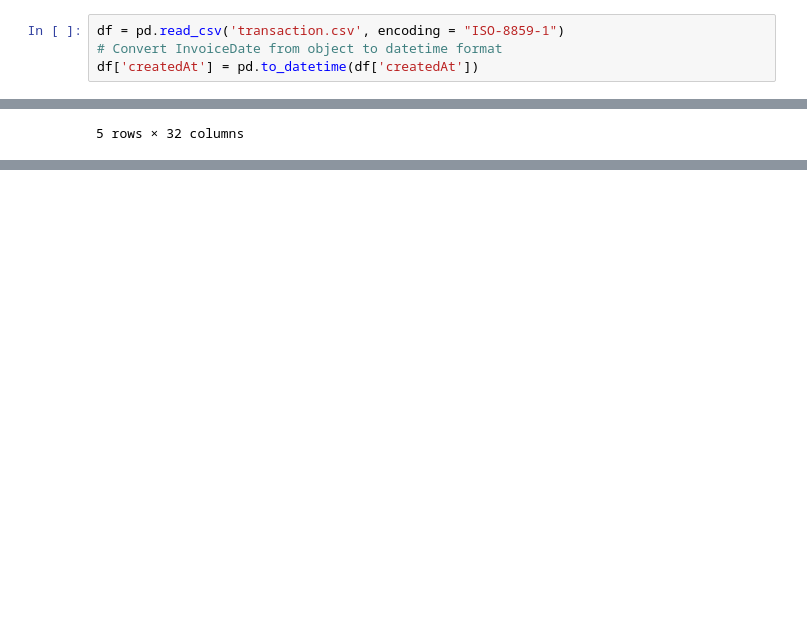
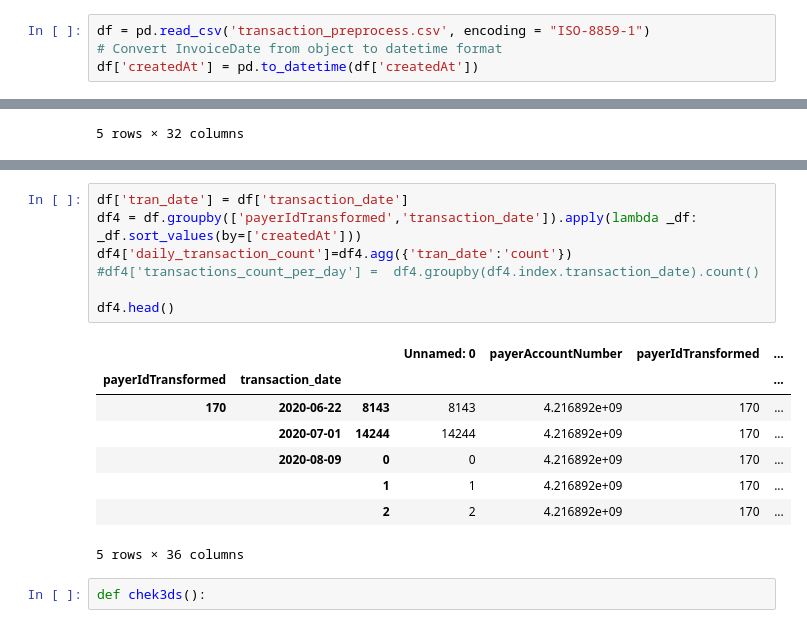
Before and after one commit to mdelgolla/electronic_payment_fraud_detection, a Jupyter notebook: new_feature_generation.ipynb, the cells around one changed output, grey strips where cells are left out. Drawn from its saved outputs; the diff is of its cells as text; blank space fills up the shorter version.

```diff
--- a/new_feature_generation.ipynb
+++ b/new_feature_generation.ipynb
@@ -7,7 +7,7 @@ import squarify
 import seaborn as sns
 from sklearn.preprocessing import StandardScaler
 # %%
-df = pd.read_csv('transaction.csv', encoding = "ISO-8859-1")
+df = pd.read_csv('transaction_preprocess.csv', encoding = "ISO-8859-1")
 # Convert InvoiceDate from object to datetime format
 df['createdAt'] = pd.to_datetime(df['createdAt'])
 # %%
@@ -217,0 +242,18 @@ df4
+# %%
+df['tran_date'] = df['transaction_date']
+df4 = df.groupby(['payerIdTransformed','transaction_date']).apply(lambda _df: _df.sort_values(by=['createdAt']))
+df4['daily_transaction_count']=df4.agg({'tran_date':'count'})
+#df4['transactions_count_per_day'] =  df4.groupby(df4.index.transaction_date).count()
+
+df4.head()
+# %% [output]
+|  |  |  | Unnamed: 0 | payerAccountNumber | payerIdTransformed | ... |
+| payerIdTransformed | transaction_date |  |  |  |  | ... |
+| 170 | 2020-06-22 | 8143 | 8143 | 4.216892e+09 | 170 | ... |
+|  | 2020-07-01 | 14244 | 14244 | 4.216892e+09 | 170 | ... |
+|  | 2020-08-09 | 0 | 0 | 4.216892e+09 | 170 | ... |
+|  |  | 1 | 1 | 4.216892e+09 | 170 | ... |
+|  |  | 2 | 2 | 4.216892e+09 | 170 | ... |
+5 rows × 36 columns
+# %%
+def chek3ds():
```
Also changed, not shown: parts of 7 cells of this notebook.
